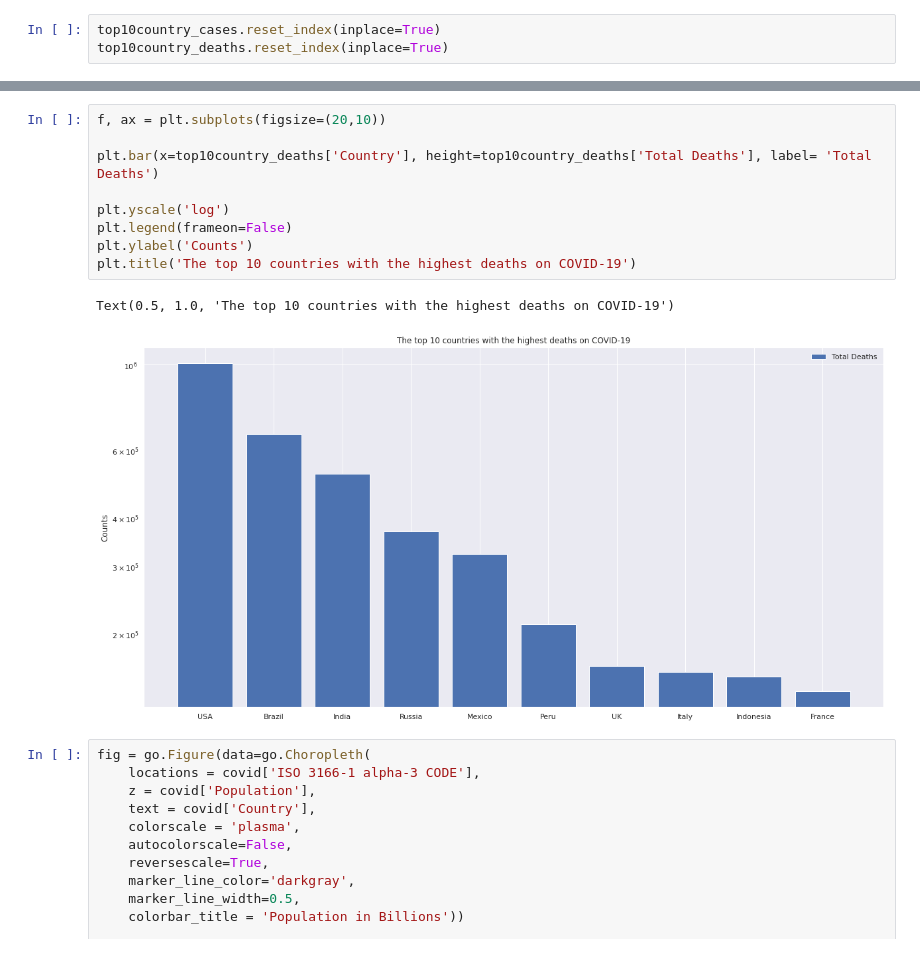
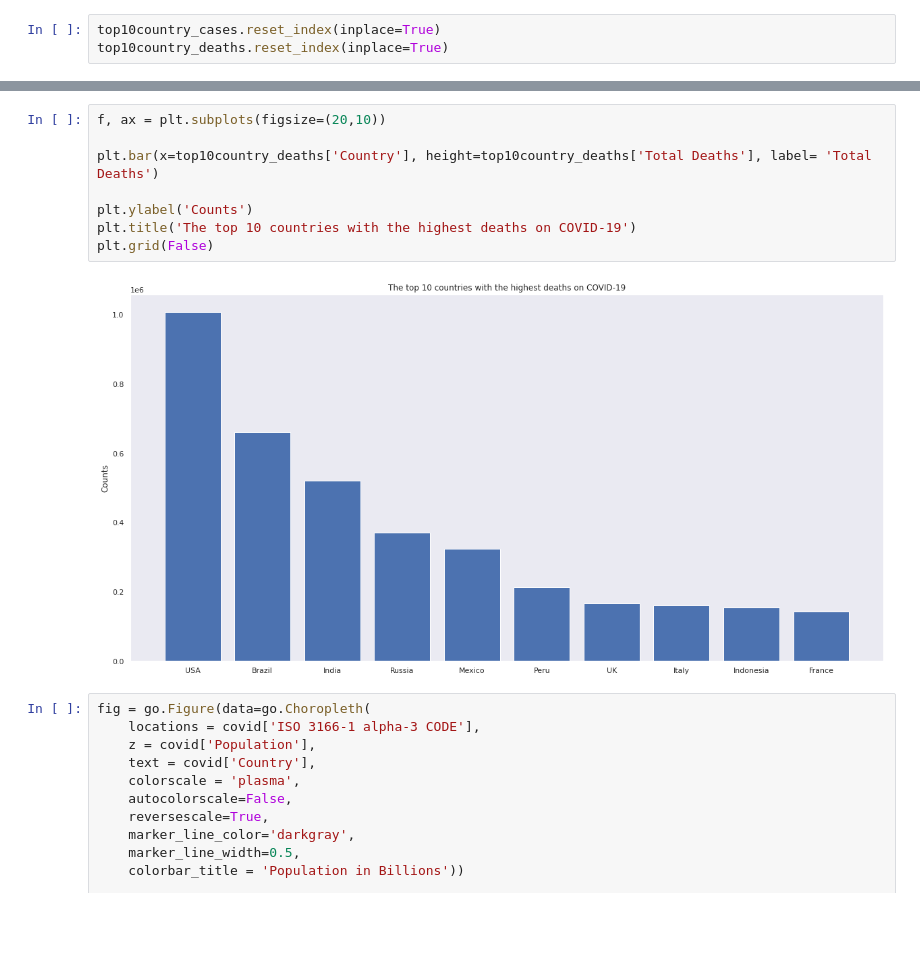
Before and after one commit to DariaPrzytula/Data-Science, a Jupyter notebook: COVID_19_Coronavirus_Pandemic.ipynb, the cells around one changed output, grey strips where cells are left out. Saved outputs shown, nothing was run; the diff lists cells and outputs as text; blank space fills up the shorter version.

```diff
--- a/COVID_19_Coronavirus_Pandemic.ipynb
+++ b/COVID_19_Coronavirus_Pandemic.ipynb
@@ -221,15 +219,13 @@ Text(0.5, 1.0, 'The top 10 countries')
 # %%
 f, ax = plt.subplots(figsize=(20,10))
 
 plt.bar(x=top10country_deaths['Country'], height=top10country_deaths['Total Deaths'], label= 'Total Deaths')
 
-plt.yscale('log')
-plt.legend(frameon=False)
 plt.ylabel('Counts')
 plt.title('The top 10 countries with the highest deaths on COVID-19')
+plt.grid(False)
 # %% [output]
-Text(0.5, 1.0, 'The top 10 countries with the highest deaths on COVID-19')
-[figure, old version]
+[figure, new version]
 # %%
 fig = go.Figure(data=go.Choropleth(
     locations = covid['ISO 3166-1 alpha-3 CODE'],
```
Also changed, not shown: parts of 1 cell of this notebook.
